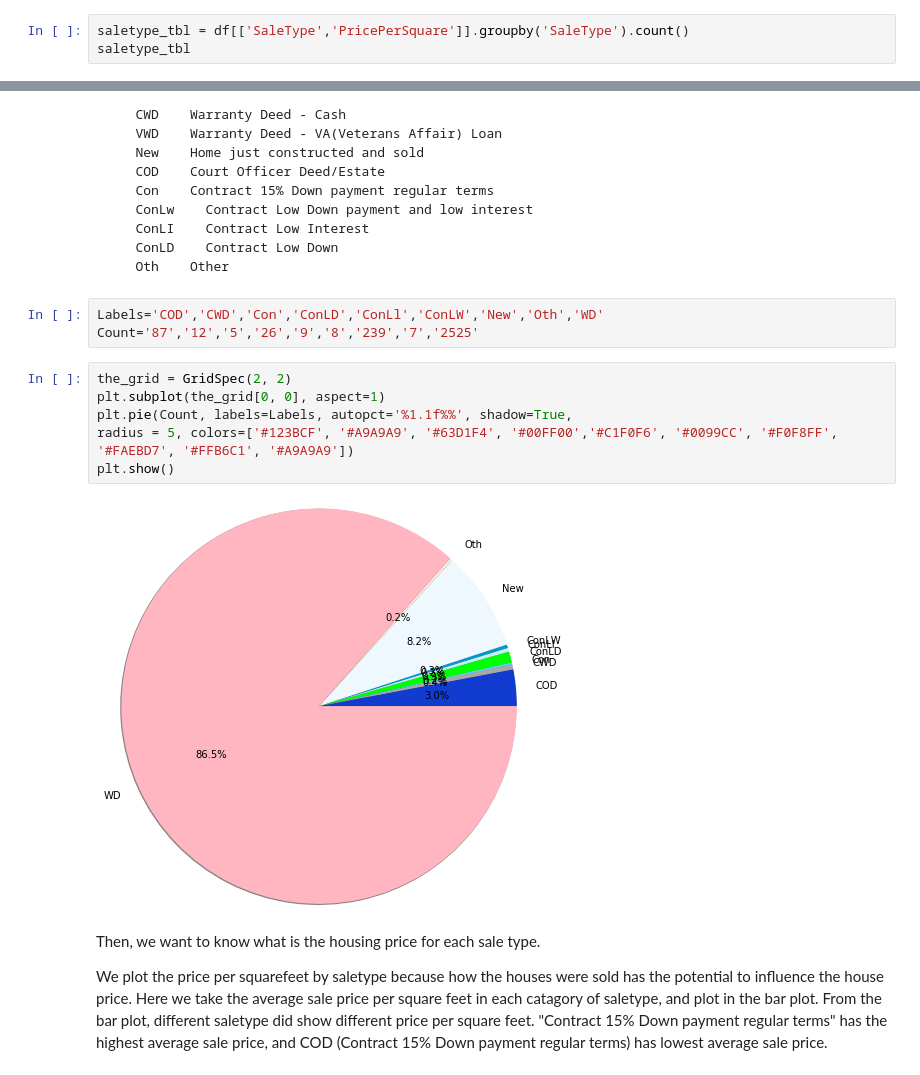
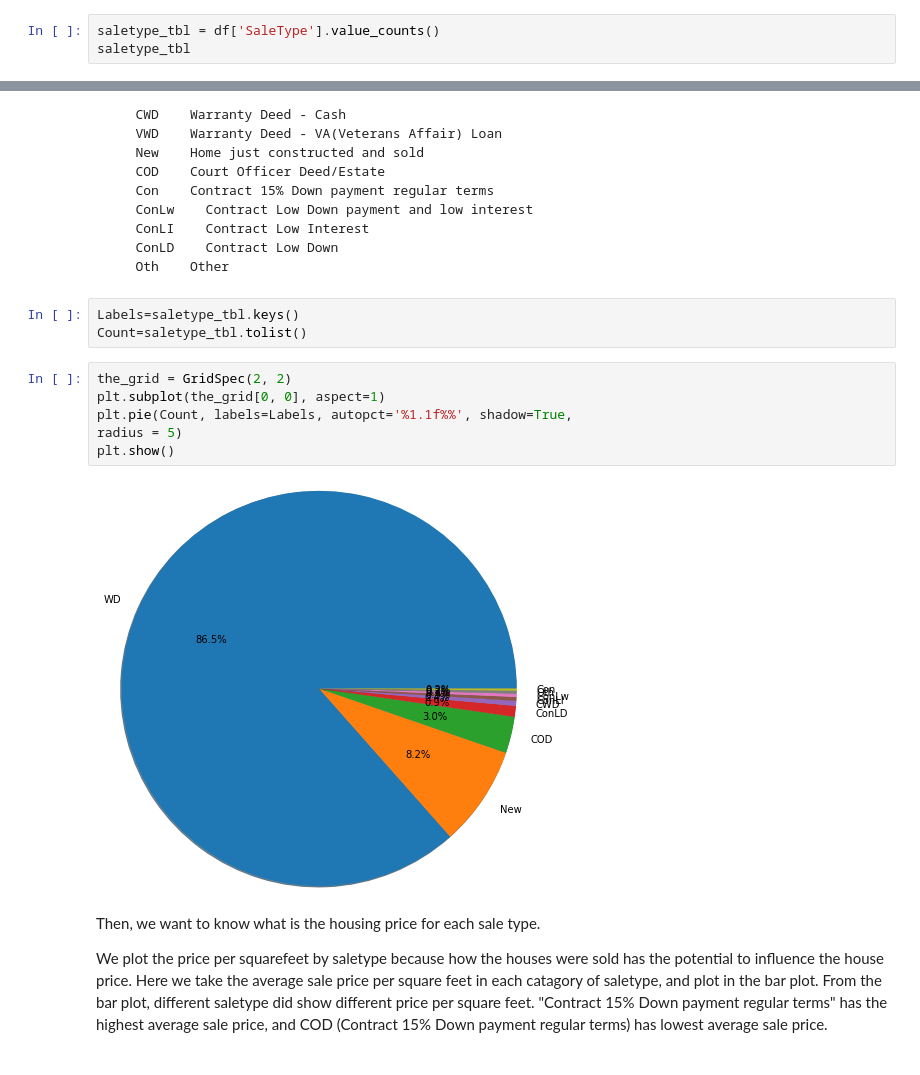
Before and after one commit to muh005/Housing-Price-Analysis, a Jupyter notebook: FinalProject.ipynb, the cells around one changed output, grey strips where cells are left out. Drawn from its saved outputs; the diff is of its cells as text.

```diff
--- a/FinalProject.ipynb
+++ b/FinalProject.ipynb
@@ -156,6 +156,6 @@ Our goal here is to analyze which sale style predicts a higher price. To do so,
 # %% [markdown]
 First, we want to know what is the distribution of different sale type in the housing market.
 # %%
-saletype_tbl = df[['SaleType','PricePerSquare']].groupby('SaleType').count()
+saletype_tbl = df['SaleType'].value_counts()
 saletype_tbl
 # %% [output]
@@ -184,17 +183,17 @@ FIGURE: barplot of price per squarefeet by saletype Descrition of the saletype a
    ConLD    Contract Low Down
    Oth    Other
 </pre>
-# %%
-Labels='COD','CWD','Con','ConLD','ConLl','ConLW','New','Oth','WD'
-Count='87','12','5','26','9','8','239','7','2525'
+# %%
+Labels=saletype_tbl.keys()
+Count=saletype_tbl.tolist()
 # %%
 the_grid = GridSpec(2, 2)
 plt.subplot(the_grid[0, 0], aspect=1)
 plt.pie(Count, labels=Labels, autopct='%1.1f%%', shadow=True,
-radius = 5, colors=['#123BCF', '#A9A9A9', '#63D1F4', '#00FF00','#C1F0F6', '#0099CC', '#F0F8FF', '#FAEBD7', '#FFB6C1', '#A9A9A9'])
+radius = 5)
 plt.show()
 # %% [output]
-[figure, old version]
+[figure, new version]
 # %% [markdown]
 Then, we want to know what is the housing price for each sale type.
 
```
Also changed, not shown: parts of 15 cells of this notebook.
